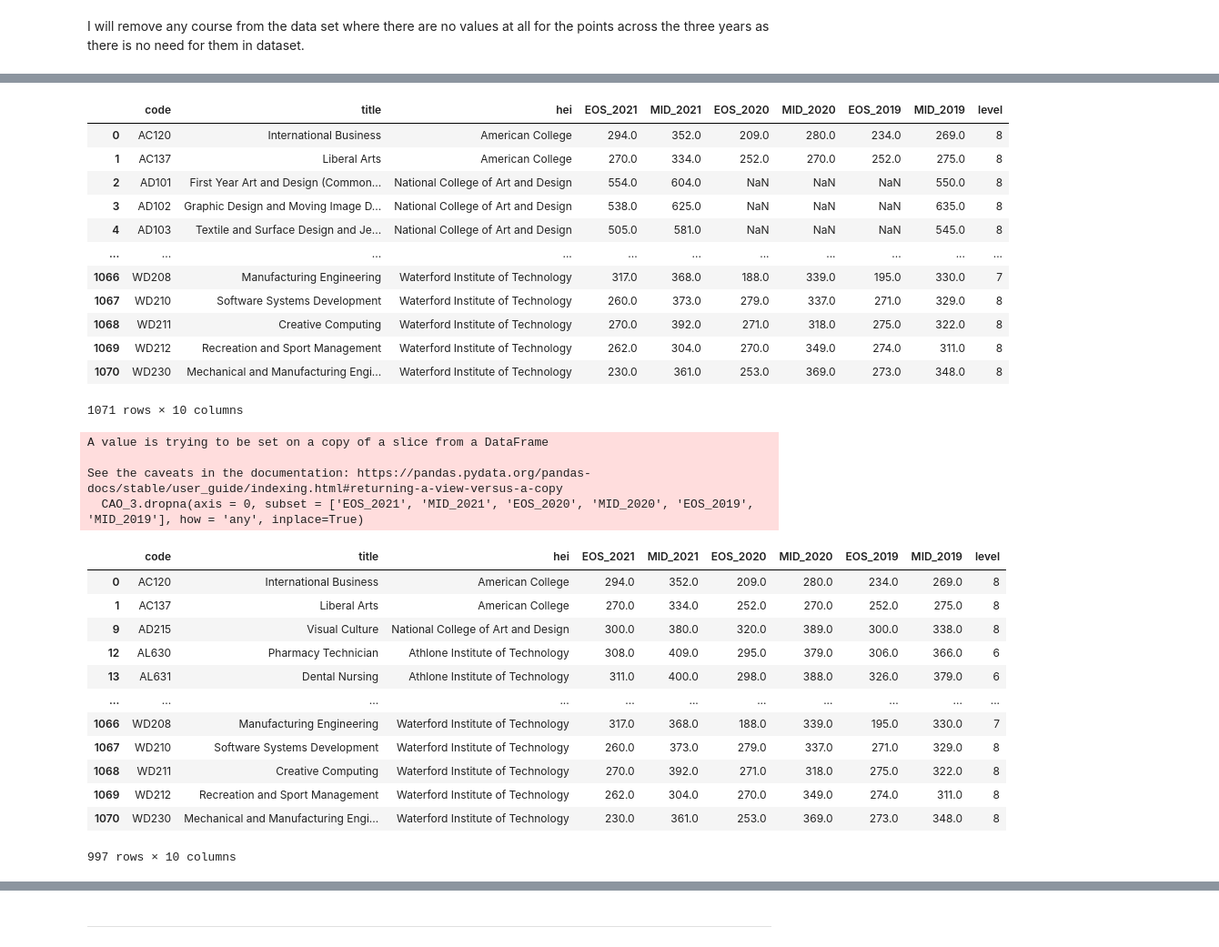
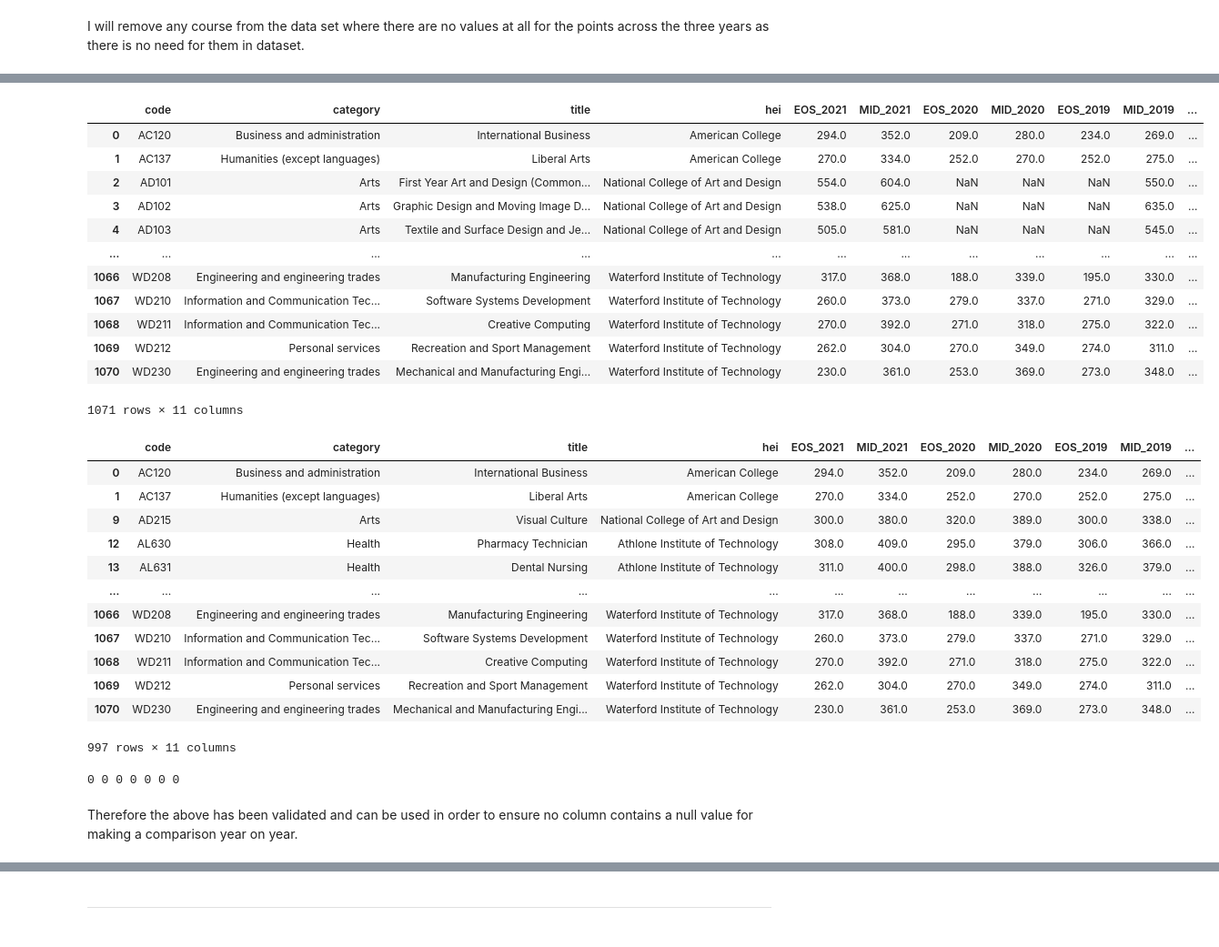
Before and after one commit to fionnmccarthy/Fundamentals-of-Data-Analysis, a Jupyter notebook: cao.ipynb, the cells around one changed output, grey strips where cells are left out. Shown at 91% size. Drawn from its saved outputs; the diff is of its cells as text; code cells hidden in the pictures.

```diff
--- a/cao.ipynb
+++ b/cao.ipynb
@@ -1281,48 +1201,58 @@ CAO_all3
 # %%
 
 # https://pandas.pydata.org/docs/reference/api/pandas.DataFrame.join.html
 CAO_all3_1 = allcourses.join(df2021_data, how = 'inner')
 CAO_all3_2 = CAO_all3_1.join(df2020_data, how = 'inner')
 CAO_all3 = CAO_all3_2.join(df2019_data, how = 'inner')
 
 CAO_all3 = CAO_all3.reset_index()
 
-CAO_3 = CAO_all3[['code', 'title', 'hei', 'EOS_2021', 'MID_2021', 'EOS_2020', 'MID_2020', 'EOS_2019', 'MID_2019', 'level']]
+CAO_3 = CAO_all3[['code', 'category', 'title', 'hei', 'EOS_2021', 'MID_2021', 'EOS_2020', 'MID_2020', 'EOS_2019', 'MID_2019', 'level']]
 CAO_3
 # %% [output]
-|  | code | title | hei | EOS_2021 | MID_2021 | EOS_2020 | MID_2020 | EOS_2019 | MID_2019 | level |
-| 0 | AC120 | International Business | American College | 294.0 | 352.0 | 209.0 | 280.0 | 234.0 | 269.0 | 8 |
-| 1 | AC137 | Liberal Arts | American College | 270.0 | 334.0 | 252.0 | 270.0 | 252.0 | 275.0 | 8 |
-| 2 | AD101 | First Year Art and Design (Common... | National College of Art and Design | 554.0 | 604.0 | NaN | NaN | NaN | 550.0 | 8 |
-| 3 | AD102 | Graphic Design and Moving Image D... | National College of Art and Design | 538.0 | 625.0 | NaN | NaN | NaN | 635.0 | 8 |
-| 4 | AD103 | Textile and Surface Design and Je... | National College of Art and Design | 505.0 | 581.0 | NaN | NaN | NaN | 545.0 | 8 |
-| ... | ... | ... | ... | ... | ... | ... | ... | ... | ... | ... |
-| 1066 | WD208 | Manufacturing Engineering | Waterford Institute of Technology | 317.0 | 368.0 | 188.0 | 339.0 | 195.0 | 330.0 | 7 |
-| 1067 | WD210 | Software Systems Development | Waterford Institute of Technology | 260.0 | 373.0 | 279.0 | 337.0 | 271.0 | 329.0 | 8 |
-| 1068 | WD211 | Creative Computing | Waterford Institute of Technology | 270.0 | 392.0 | 271.0 | 318.0 | 275.0 | 322.0 | 8 |
-| 1069 | WD212 | Recreation and Sport Management | Waterford Institute of Technology | 262.0 | 304.0 | 270.0 | 349.0 | 274.0 | 311.0 | 8 |
-| 1070 | WD230 | Mechanical and Manufacturing Engi... | Waterford Institute of Technology | 230.0 | 361.0 | 253.0 | 369.0 | 273.0 | 348.0 | 8 |
+|  | code | category | title | hei | EOS_2021 | MID_2021 | EOS_2020 | MID_2020 | EOS_2019 | MID_2019 | ... |
+| 0 | AC120 | Business and administration | International Business | American College | 294.0 | 352.0 | 209.0 | 280.0 | 234.0 | 269.0 | ... |
+| 1 | AC137 | Humanities (except languages) | Liberal Arts | American College | 270.0 | 334.0 | 252.0 | 270.0 | 252.0 | 275.0 | ... |
+| 2 | AD101 | Arts | First Year Art and Design (Common... | National College of Art and Design | 554.0 | 604.0 | NaN | NaN | NaN | 550.0 | ... |
+| 3 | AD102 | Arts | Graphic Design and Moving Image D... | National College of Art and Design | 538.0 | 625.0 | NaN | NaN | NaN | 635.0 | ... |
+| 4 | AD103 | Arts | Textile and Surface Design and Je... | National College of Art and Design | 505.0 | 581.0 | NaN | NaN | NaN | 545.0 | ... |
+| ... | ... | ... | ... | ... | ... | ... | ... | ... | ... | ... | ... |
+| 1066 | WD208 | Engineering and engineering trades | Manufacturing Engineering | Waterford Institute of Technology | 317.0 | 368.0 | 188.0 | 339.0 | 195.0 | 330.0 | ... |
+| 1067 | WD210 | Information and Communication Tec... | Software Systems Development | Waterford Institute of Technology | 260.0 | 373.0 | 279.0 | 337.0 | 271.0 | 329.0 | ... |
+| 1068 | WD211 | Information and Communication Tec... | Creative Computing | Waterford Institute of Technology | 270.0 | 392.0 | 271.0 | 318.0 | 275.0 | 322.0 | ... |
+| 1069 | WD212 | Personal services | Recreation and Sport Management | Waterford Institute of Technology | 262.0 | 304.0 | 270.0 | 349.0 | 274.0 | 311.0 | ... |
+| 1070 | WD230 | Engineering and engineering trades | Mechanical and Manufacturing Engi... | Waterford Institute of Technology | 230.0 | 361.0 | 253.0 | 369.0 | 273.0 | 348.0 | ... |
-1071 rows × 10 columns
+1071 rows × 11 columns
 # %%
 CAO_3.dropna(axis = 0, subset = ['EOS_2021', 'MID_2021', 'EOS_2020', 'MID_2020', 'EOS_2019', 'MID_2019'], how = 'any', inplace=True)
-# %% [output]
-A value is trying to be set on a copy of a slice from a DataFrame
-
-See the caveats in the documentation: https://pandas.pydata.org/pandas-docs/stable/user_guide/indexing.html#returning-a-view-versus-a-copy
-  CAO_3.dropna(axis = 0, subset = ['EOS_2021', 'MID_2021', 'EOS_2020', 'MID_2020', 'EOS_2019', 'MID_2019'], how = 'any', inplace=True)
 # %%
 CAO_3
 # %% [output]
-|  | code | title | hei | EOS_2021 | MID_2021 | EOS_2020 | MID_2020 | EOS_2019 | MID_2019 | level |
-| 0 | AC120 | International Business | American College | 294.0 | 352.0 | 209.0 | 280.0 | 234.0 | 269.0 | 8 |
-| 1 | AC137 | Liberal Arts | American College | 270.0 | 334.0 | 252.0 | 270.0 | 252.0 | 275.0 | 8 |
-| 9 | AD215 | Visual Culture | National College of Art and Design | 300.0 | 380.0 | 320.0 | 389.0 | 300.0 | 338.0 | 8 |
-| 12 | AL630 | Pharmacy Technician | Athlone Institute of Technology | 308.0 | 409.0 | 295.0 | 379.0 | 306.0 | 366.0 | 6 |
-| 13 | AL631 | Dental Nursing | Athlone Institute of Technology | 311.0 | 400.0 | 298.0 | 388.0 | 326.0 | 379.0 | 6 |
-| ... | ... | ... | ... | ... | ... | ... | ... | ... | ... | ... |
-| 1066 | WD208 | Manufacturing Engineering | Waterford Institute of Technology | 317.0 | 368.0 | 188.0 | 339.0 | 195.0 | 330.0 | 7 |
-| 1067 | WD210 | Software Systems Development | Waterford Institute of Technology | 260.0 | 373.0 | 279.0 | 337.0 | 271.0 | 329.0 | 8 |
-| 1068 | WD211 | Creative Computing | Waterford Institute of Technology | 270.0 | 392.0 | 271.0 | 318.0 | 275.0 | 322.0 | 8 |
-| 1069 | WD212 | Recreation and Sport Management | Waterford Institute of Technology | 262.0 | 304.0 | 270.0 | 349.0 | 274.0 | 311.0 | 8 |
-| 1070 | WD230 | Mechanical and Manufacturing Engi... | Waterford Institute of Technology | 230.0 | 361.0 | 253.0 | 369.0 | 273.0 | 348.0 | 8 |
+|  | code | category | title | hei | EOS_2021 | MID_2021 | EOS_2020 | MID_2020 | EOS_2019 | MID_2019 | ... |
+| 0 | AC120 | Business and administration | International Business | American College | 294.0 | 352.0 | 209.0 | 280.0 | 234.0 | 269.0 | ... |
+| 1 | AC137 | Humanities (except languages) | Liberal Arts | American College | 270.0 | 334.0 | 252.0 | 270.0 | 252.0 | 275.0 | ... |
+| 9 | AD215 | Arts | Visual Culture | National College of Art and Design | 300.0 | 380.0 | 320.0 | 389.0 | 300.0 | 338.0 | ... |
+| 12 | AL630 | Health | Pharmacy Technician | Athlone Institute of Technology | 308.0 | 409.0 | 295.0 | 379.0 | 306.0 | 366.0 | ... |
+| 13 | AL631 | Health | Dental Nursing | Athlone Institute of Technology | 311.0 | 400.0 | 298.0 | 388.0 | 326.0 | 379.0 | ... |
+| ... | ... | ... | ... | ... | ... | ... | ... | ... | ... | ... | ... |
+| 1066 | WD208 | Engineering and engineering trades | Manufacturing Engineering | Waterford Institute of Technology | 317.0 | 368.0 | 188.0 | 339.0 | 195.0 | 330.0 | ... |
+| 1067 | WD210 | Information and Communication Tec... | Software Systems Development | Waterford Institute of Technology | 260.0 | 373.0 | 279.0 | 337.0 | 271.0 | 329.0 | ... |
+| 1068 | WD211 | Information and Communication Tec... | Creative Computing | Waterford Institute of Technology | 270.0 | 392.0 | 271.0 | 318.0 | 275.0 | 322.0 | ... |
+| 1069 | WD212 | Personal services | Recreation and Sport Management | Waterford Institute of Technology | 262.0 | 304.0 | 270.0 | 349.0 | 274.0 | 311.0 | ... |
+| 1070 | WD230 | Engineering and engineering trades | Mechanical and Manufacturing Engi... | Waterford Institute of Technology | 230.0 | 361.0 | 253.0 | 369.0 | 273.0 | 348.0 | ... |
-997 rows × 10 columns
+997 rows × 11 columns
+# %%
+# Count of null values in columns as sanity check
+EOS_2021_null = CAO_3['EOS_2021'].isnull().sum(axis = 0)
+EOS_2020_null = CAO_3['EOS_2020'].isnull().sum(axis = 0)
+EOS_2019_null = CAO_3['EOS_2019'].isnull().sum(axis = 0)
+MID_2021_null = CAO_3['MID_2021'].isnull().sum(axis = 0)
+MID_2020_null = CAO_3['MID_2020'].isnull().sum(axis = 0)
+MID_2019_null = CAO_3['MID_2019'].isnull().sum(axis = 0)
+level_null = CAO_3['level'].isnull().sum(axis = 0)
+
+print(EOS_2021_null, EOS_2020_null, EOS_2020_null, MID_2021_null, MID_2020_null, MID_2019_null, level_null)
+# %% [output]
+0 0 0 0 0 0 0
+# %% [markdown]
+Therefore the above has been validated and can be used in order to ensure no column contains a null value for making a comparison year on year.
```
Also changed, not shown: parts of 61 cells of this notebook, 32 other files.
